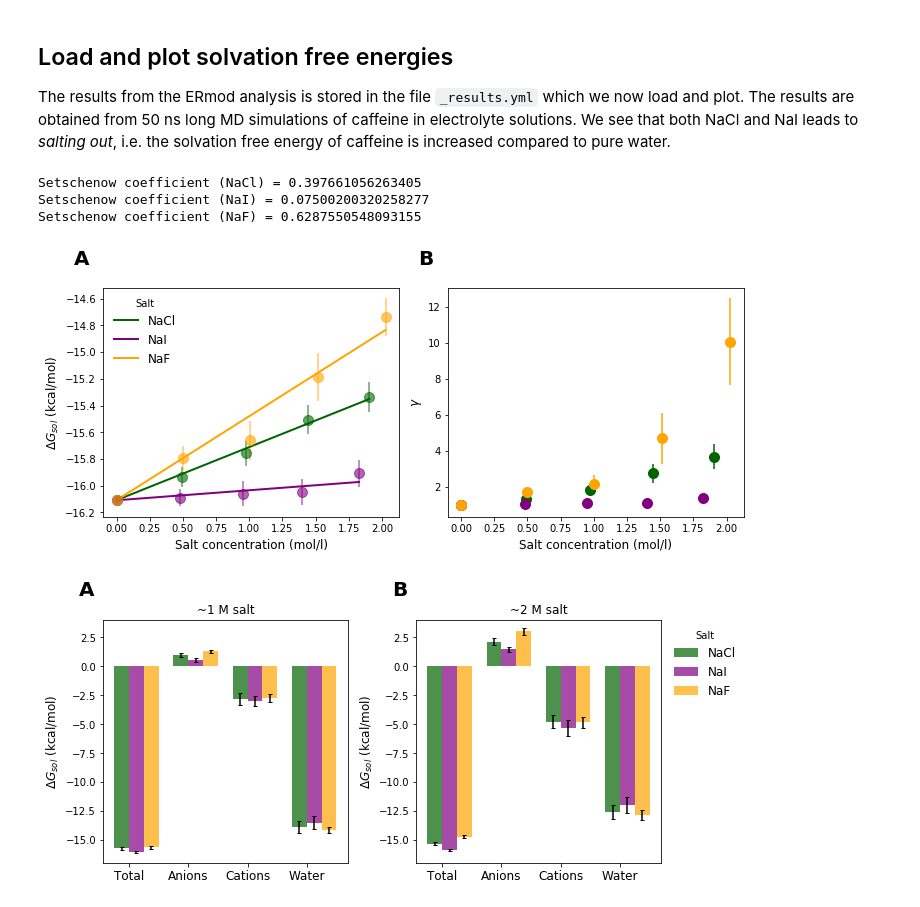
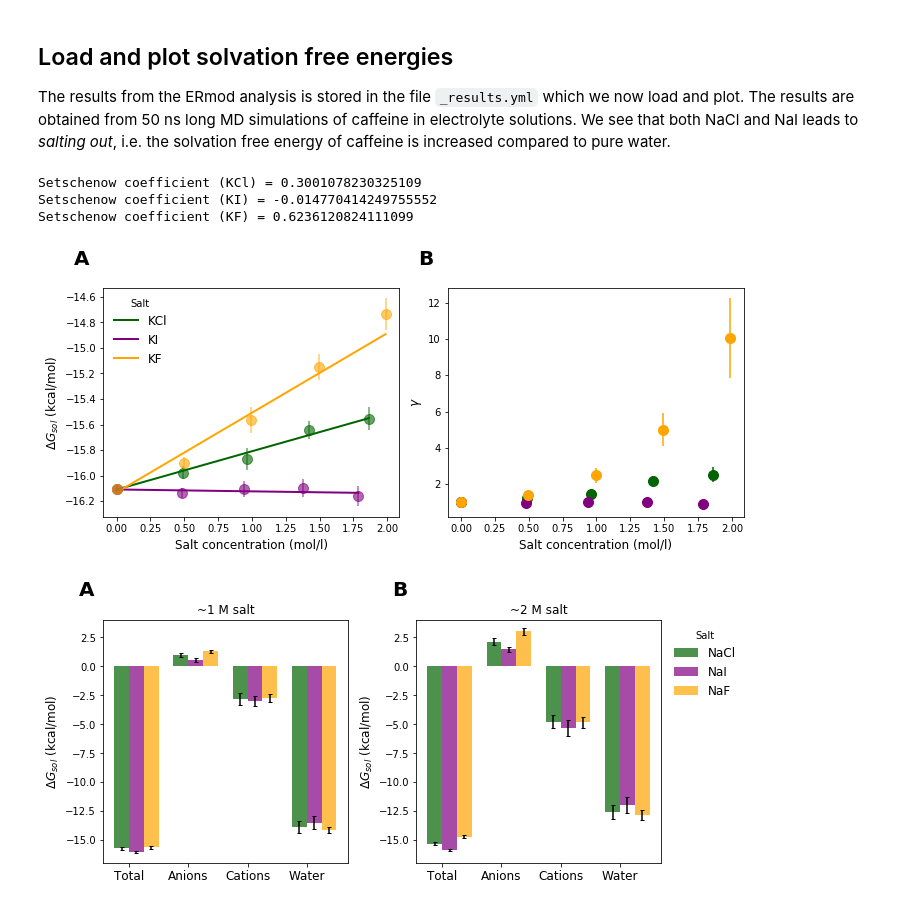
Before and after one commit to SHervoe-Hansen/Caffeine_solubility, a Jupyter notebook: Caffeine_solubility.ipynb, the cells around one changed output. Saved outputs shown, nothing was run; the diff lists cells and outputs as text; code cells hidden in the pictures.

```diff
--- a/Caffeine_solubility.ipynb
+++ b/Caffeine_solubility.ipynb
@@ -535,46 +535,46 @@ We see that both NaCl and NaI leads to *salting out*, i.e. the solvation free en
 %cd -q $homedir
 kcal_to_kT = 1.688 # Assuming 298.15 K
 
-with open('Simulations/_results.yml') as f: # open structured result file (YAML)
-
+#with open('Simulations/_results.yml') as f: # open structured result file (YAML
+with open('Simulations/_results_Ksalts.yml') as f: # open structured result file (YAML)
     r = yaml.load(f, Loader=yaml.Loader)
 
 fig, (ax1, ax2) = plt.subplots(1,2, sharex=True)
 fig.set_size_inches(10,4.5)
 
 for d in r['salts']: # loop over all salt types
     conc   = np.array(d['conc'])                       # molar conc.
     mu     = unumpy.uarray(d['muexcess'], d['error'])  # excess chem. pot. and error
     mu0    = mu[0]                                     # in pure water
     gamma  = unumpy.exp( (mu-mu0)*kcal_to_kT )         # activity coefficient
     fit    = np.polyfit(conc, unumpy.nominal_values(mu), 1, w=1/unumpy.std_devs(mu))
     fit_fn = np.poly1d(fit)
     print("Setschenow coefficient ("+d['label']+") =", fit[0])
     ax1.errorbar(conc, unumpy.nominal_values(mu), yerr=unumpy.std_devs(mu),
                  fmt='o', c=d['color'], alpha=0.6, ms=10)
     ax1.plot(conc, fit_fn(conc), label=d['label'], c=d['color'], lw=2, ms=10)
     ax2.errorbar(conc, unumpy.nominal_values(gamma), yerr=unumpy.std_devs(gamma),
                  label=d['label'], c=d['color'], fmt='o', ms=10, linestyle=None)
 
 #ax1.set_title('Solvation Free Energy')
 #ax2.set_title('Activity Coefficient')
 ax1.text(-0.1, 1.1, string.ascii_uppercase[0], transform=ax1.transAxes,
         size=20, weight='bold')
 ax1.set_xlabel('Salt concentration (mol/l)', fontsize='large')
 ax1.set_ylabel('$\Delta G_{sol}$ (kcal/mol)', fontsize='large')
 ax2.set_xlabel('Salt concentration (mol/l)', fontsize='large')
 ax2.set_ylabel('$\gamma$', fontsize='large')
 ax2.text(-0.1, 1.1, string.ascii_uppercase[1], transform=ax2.transAxes,
         size=20, weight='bold')
 ax1.legend(loc=2, frameon=False, fontsize='large', title='Salt')
 fig.tight_layout()
-fig.savefig('images/solvation.pdf', bbox_inches='tight')
+#fig.savefig('images/solvation.pdf', bbox_inches='tight')
 fig.show()
 # %% [output]
-Setschenow coefficient (NaCl) = 0.397661056263405
-Setschenow coefficient (NaI) = 0.07500200320258277
-Setschenow coefficient (NaF) = 0.6287550548093155
+Setschenow coefficient (KCl) = 0.3001078230325109
+Setschenow coefficient (KI) = -0.014770414249755552
+Setschenow coefficient (KF) = 0.6236120824111099
-[figure, old version]
+[figure, new version]
 # %%
 %cd -q $homedir
 
```
Also changed, not shown: 2 other files.
